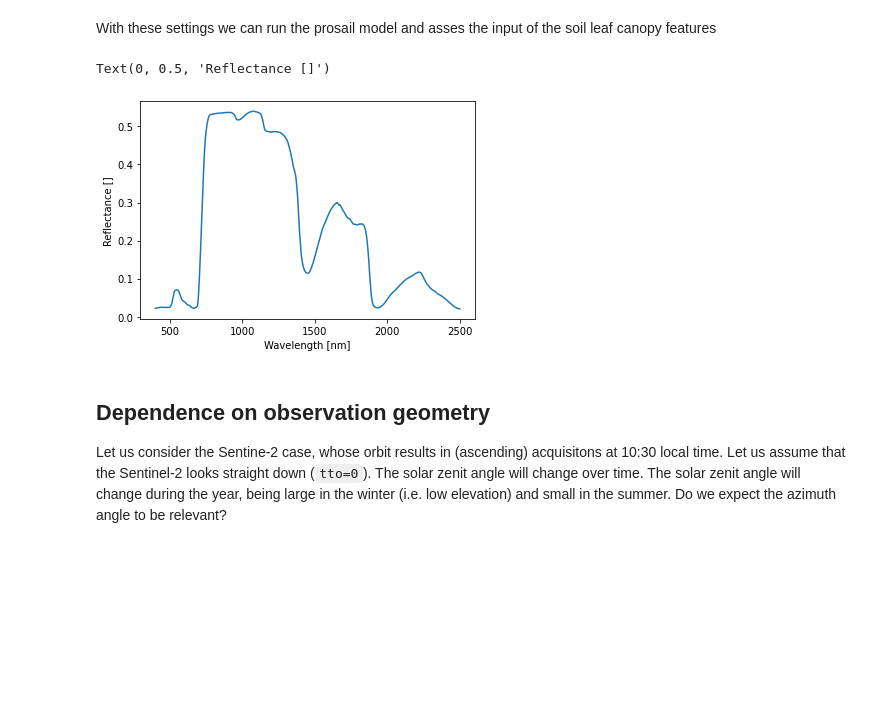
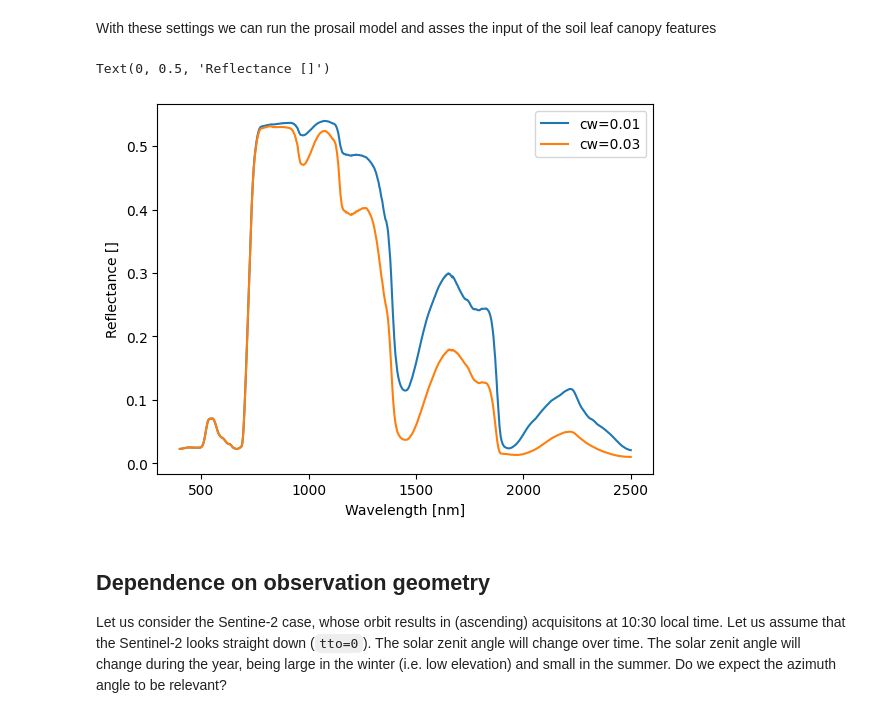
Before and after one commit to debnovalina/PPESO-Practical, a Jupyter notebook: Radiative_Transfer_Modelling_wih_Prosail_py6S.ipynb, the cells around one changed output. Saved outputs shown, nothing was run; the diff lists cells and outputs as text; code cells hidden in the pictures; blank space fills up the shorter version.

```diff
--- a/Radiative_Transfer_Modelling_wih_Prosail_py6S.ipynb
+++ b/Radiative_Transfer_Modelling_wih_Prosail_py6S.ipynb
@@ -79,18 +79,25 @@ The idea is that one of the spectra is a dry soil and the other a wet soil, so s
 With these settings we can run the prosail model and asses the input of the soil leaf canopy features
 # %%
 # Run the prosail model
-rr = prosail.run_prosail(n=1.5, cab=40, car=8.0, cbrown=0.0, cw=0.01, cm=0.009, lai=3.00, lidfa=0.35,
+rr1 = prosail.run_prosail(n=1.5, cab=40, car=8.0, cbrown=0.0, cw=0.01, cm=0.009, lai=3.00, lidfa=0.35,
                          hspot=0.01, # hotspot parameter
                          tts=30, tto=10, psi=0, # observation geometry
                          rsoil=1.0, psoil=1.0, # soil description
                          factor="SDR")
 wls_prosail = np.arange(400, 2501) # In nanometer
-plt.plot(wls_prosail, rr)
+rr2 = prosail.run_prosail(n=1.5, cab=40, car=8.0, cbrown=0.0, cw=0.03, cm=0.009, lai=3.00, lidfa=0.35,
+                         hspot=0.01, # hotspot parameter
+                         tts=30, tto=10, psi=0, # observation geometry
+                         rsoil=1.0, psoil=1.0, # soil description
+                         factor="SDR")
+plt.plot(wls_prosail, rr1, label='cw=0.01')
+plt.plot(wls_prosail, rr2, label='cw=0.03')
+plt.legend()
 plt.xlabel("Wavelength [nm]")
 plt.ylabel("Reflectance []")
 # %% [output]
 Text(0, 0.5, 'Reflectance []')
-[figure, old version]
+[figure, new version]
 # %% [markdown]
 ## Dependence on observation geometry
 
```
Also changed, not shown: parts of 9 cells of this notebook, 1 other file.
